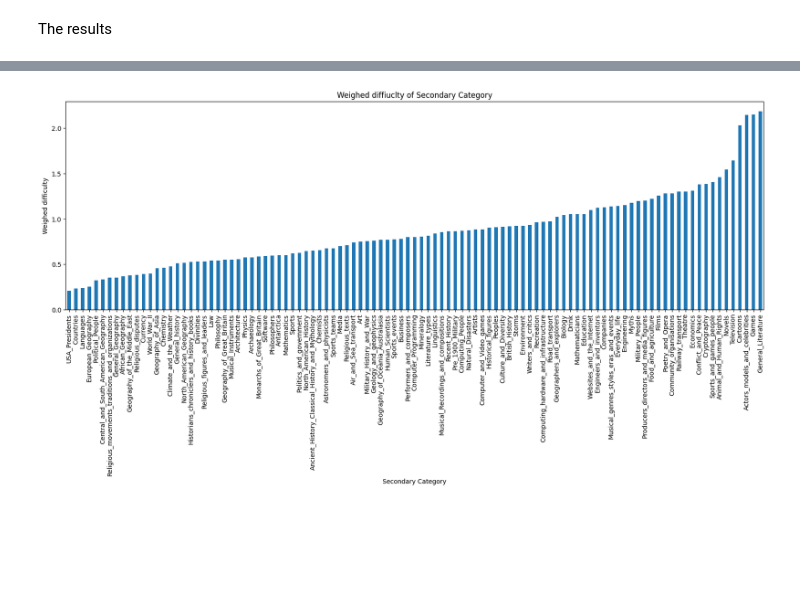
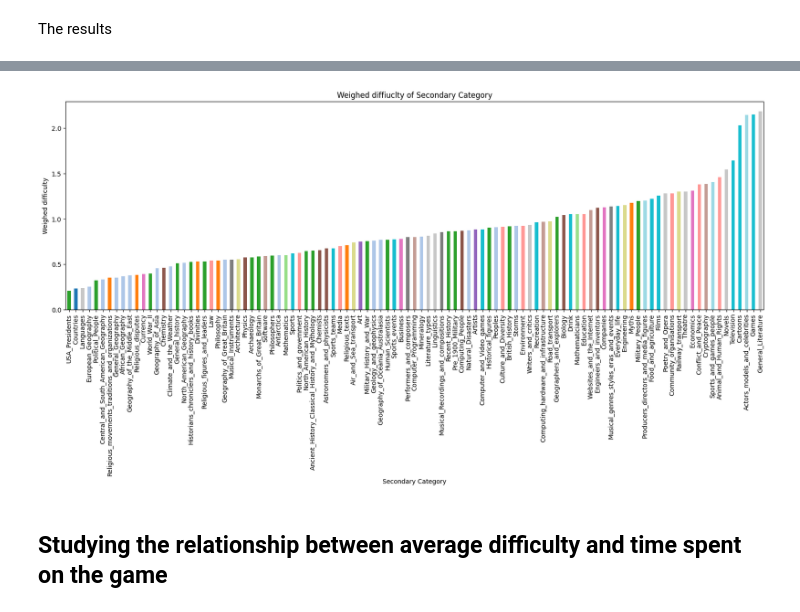
Before and after one commit to epfl-ada/ada-2024-project-ibm, a Jupyter notebook: resultsM.ipynb, the cells around one changed output, grey strips where cells are left out. Saved outputs shown, nothing was run; the diff lists cells and outputs as text; code cells hidden in the pictures; blank space fills up the shorter version.

```diff
--- a/resultsM.ipynb
+++ b/resultsM.ipynb
@@ -113,11 +124,18 @@ S_weighed_rating = Saverage_rating * S_categories_Runf
 # %% [markdown]
 The results
 # %%
+# Sorting before creating the color map
+sorted_T_weighed_rating = T_weighed_rating.sort_values()
+
+# Creating a color map for each category
+sorted_categories = sorted_T_weighed_rating.index
+colormap = cm.get_cmap('tab20', len(sorted_categories))
+colors = {category: colormap(i) for i, category in enumerate(sorted_categories)}
+
 target_rating_rank = T_weighed_rating.rank(ascending=False).sort_values()
 
-
 # Bar plot for target categories
-T_weighed_rating.sort_values().plot(kind='bar', figsize=(12, 6))
+sorted_T_weighed_rating.plot(kind='bar', figsize=(12, 6), color = [colors[category] for category in sorted_categories])
 plt.title("Weighed difficulty of Target Category")
 plt.xlabel("Target Category")
 plt.ylabel("Weighed difficulty")
@@ -127,12 +145,35 @@ plt.show()
+# %%
+def subcat_to_cat(subcat):
+    for cat1, cat2 in class_categories.items():
+        if subcat in cat2:
+            return cat1
+
+#for subcat in subcategories:
+#    print("subcat: ", subcat)
+#    print("cat: ", subcat_to_cat(subcat))
 # %%
+# Sorting the values first
+sorted_S_weighed_rating = S_weighed_rating.sort_values()
+
+# Creating a color map for the subcategories
+sorted_subcategories = sorted_S_weighed_rating.index
+
+subcategory_to_category = {
+    subcat : subcat_to_cat(subcat) for subcat in sorted_subcategories
+}
+
+subcategory_colors = {subcat: colors[category] for subcat, category in subcategory_to_category.items()}
+
+
 S_rating_rank = S_weighed_rating.rank(ascending=False).sort_values()
 
-
 # Bar plot for target categories
-S_weighed_rating.sort_values().plot(kind='bar', figsize=(20, 6))
+sorted_S_weighed_rating.plot(kind='bar', figsize=(20, 6), color=[subcategory_colors[subcat] for subcat in sorted_subcategories])
 plt.title("Weighed diffiuclty of Secondary Category")
 plt.xlabel("Secondary Category")
 plt.ylabel("Weighed difficulty")
 plt.show()
 # %% [output]
-[figure, old version]
+[figure, new version]
+# %% [markdown]
+## Studying the relationship between average difficulty and time spent on the game
```
Also changed, not shown: parts of 3 cells of this notebook.
